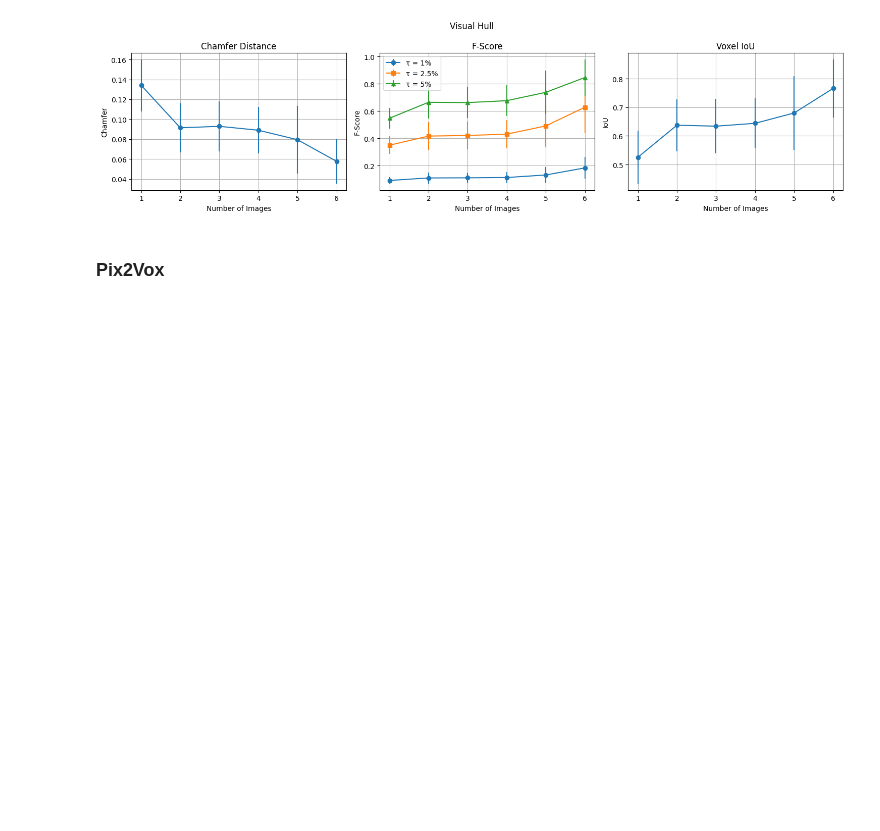
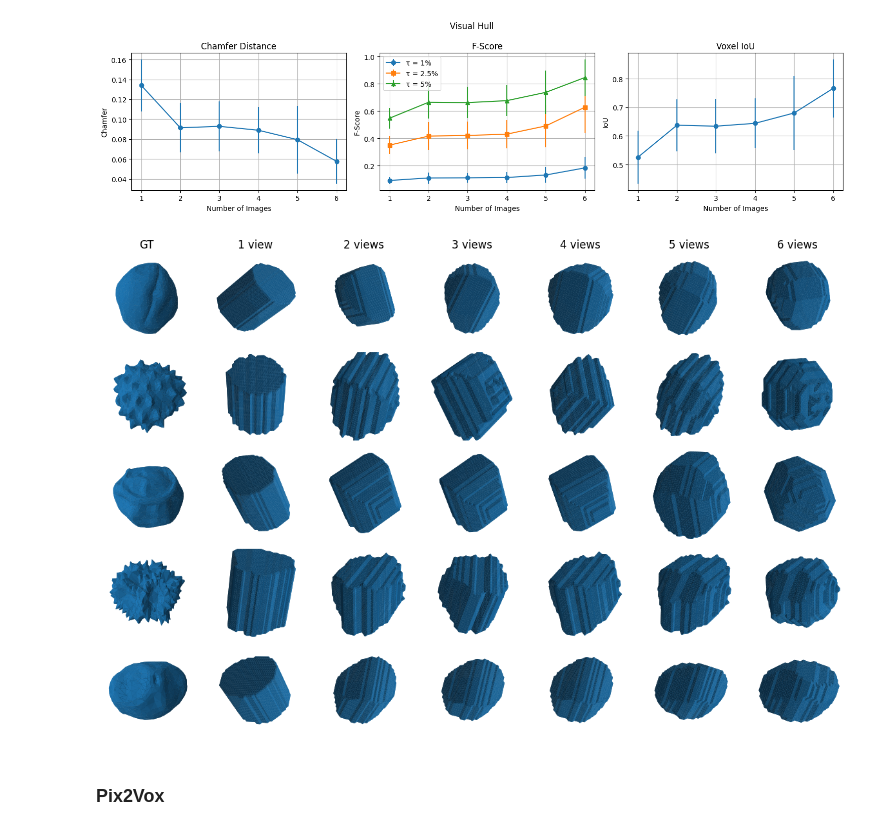
Before and after one commit to etiiiR/Bachelor-Thesis, a Jupyter notebook: notebooks/exp_5_number_of_views.ipynb, the cells around one changed output. Cells and saved outputs as stored; diff of their text form; code cells hidden in the pictures; blank space fills up the shorter version.

Commit message:
added visualizations for experiment 5

```diff
--- a/notebooks/exp_5_number_of_views.ipynb
+++ b/notebooks/exp_5_number_of_views.ipynb
@@ -161,3 +347,11 @@ def plot_model_metrics(df, *, title=None):
+# %%
+filenames = [
+    "17781_Common_thyme_Thymus_vulgaris_pollen_grain",
+    "17803_Ox-eye_daisy_Leucanthemum_vulgare_pollen_grain",
+    "21555_Hard_rush_Juncus_inflexus_pollen_grain_shrunken",
+    "21188_Meadow_goats_beard_Tragopogon_pratensis_pollen_grain",
+    "17878_Alder_Alnus_sp_pollen_grain_pentaporate",
+]
 # %% [markdown]
 ### Visual Hull
 # %%
@@ -166,6 +360,20 @@ visual_hull = aggregated[aggregated['model'].str.contains("vh_")]
 plot_model_metrics(visual_hull, title="Visual Hull")
 # %% [output]
 [figure]
+# %%
+vh_subset = aggregated[aggregated["model"].str.contains(r"\bvh_\dimg\b")]["model"].apply(
+    lambda x: f"../TestEvaluationPipeline/data/{x}"
+)
+
+plot_view_ablation(
+    basenames = filenames,
+    model_dirs = vh_subset,
+    gt_dir     = "../data/processed/meshes",
+    zoom       = 0.7,
+    figsize    = (12, 8),
+)
+# %% [output]
+[figure, added]
 # %% [markdown]
 ### Pix2Vox
 # %%
```
Also changed, not shown: parts of 4 cells of this notebook.
